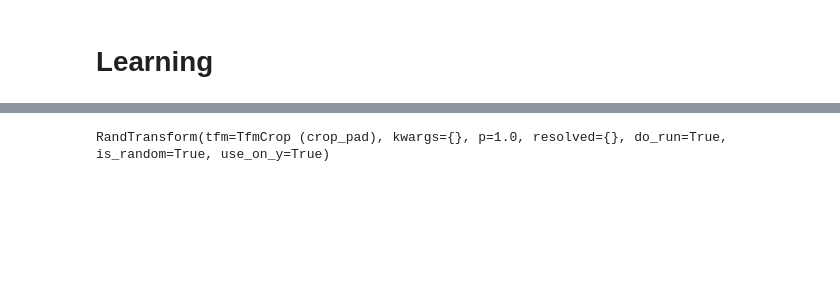
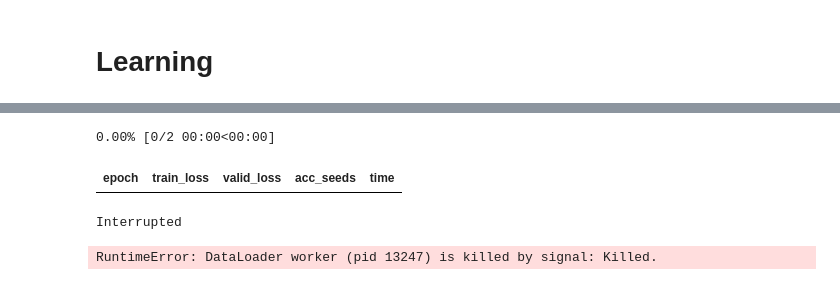
Before and after one commit to sroostee/Oat_Thesis, a Jupyter notebook: scripts/2D_analysis/2D_segmentation.ipynb, the cells around one changed output, grey strips where cells are left out. Drawn from its saved outputs; the diff is of its cells as text; code cells hidden in the pictures; blank space fills up the shorter version.

```diff
--- a/scripts/2D_analysis/2D_segmentation.ipynb
+++ b/scripts/2D_analysis/2D_segmentation.ipynb
@@ -250,0 +239,2 @@ learn.fit_one_cycle(1, lrs)
+# %%
+learn.load('stage-small_2');
@@ -251,7 +243,9 @@ learn.fit_one_cycle(1, lrs)
+# %%
+learn.fit_one_cycle(epochs_m, lrs)
 # %%
 #learn.show_results()
 # %%
-learn.save('stage-med_1')
-learn=None
-gc.collect()
+learn.save('stage-med')
+#learn=None
+#gc.collect()
 # %%
@@ -266,0 +255,2 @@ gc.collect()
+# %%
+learn.load('stage-med');
@@ -267,9 +259,14 @@ gc.collect()
+# %%
+learn.fit_one_cycle(epochs_l, lrs)
+# %% [output]
+0.00% [0/2 00:00<00:00]
+| epoch | train_loss | valid_loss | acc_seeds | time |
+Interrupted
+RuntimeError: DataLoader worker (pid 13247) is killed by signal: Killed.
 # %%
 #learn.show_results()
 # %%
-get_transforms()[1][0]
+#get_transforms()[1][0]
-# %% [output]
-RandTransform(tfm=TfmCrop (crop_pad), kwargs={}, p=1.0, resolved={}, do_run=True, is_random=True, use_on_y=True)
 # %%
 #tfms = (get_transforms(xtra_tfms=crop(size=280)))
 #tfms = get_transforms()
```
Also changed, not shown: parts of 60 cells of this notebook, 12 other files.
